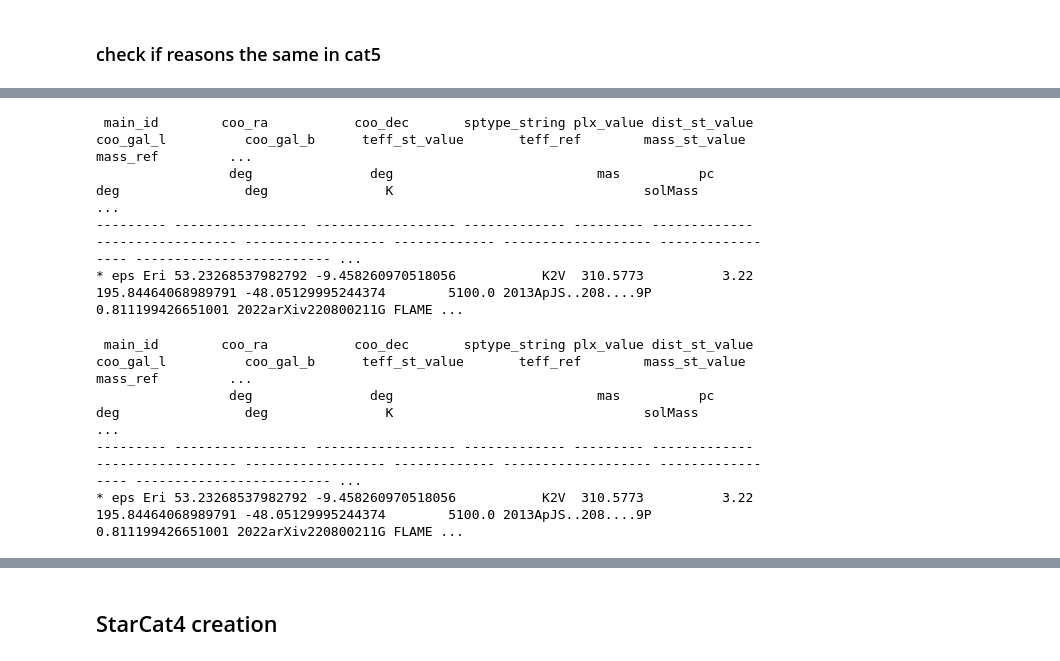
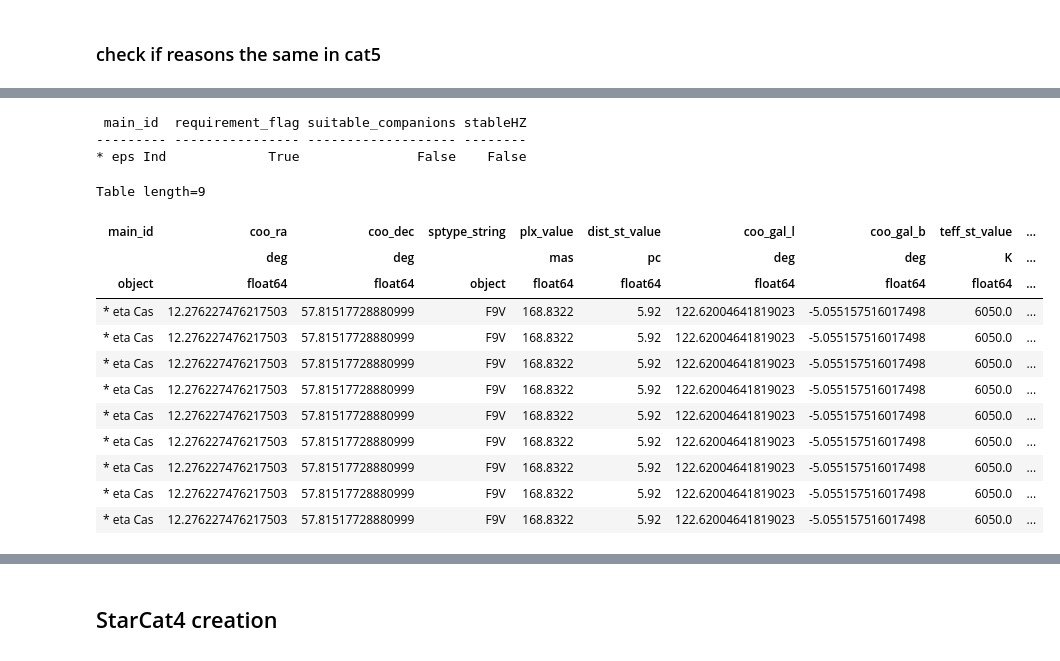
Before and after one commit to fmenti/life_td, a Jupyter notebook: data_generation/life_td_data_generation/catalog/StarCat_testbench.ipynb, the cells around one changed output, grey strips where cells are left out. Saved outputs shown, nothing was run; the diff lists cells and outputs as text; code cells hidden in the pictures.

```diff
--- a/data_generation/life_td_data_generation/catalog/StarCat_testbench.ipynb
+++ b/data_generation/life_td_data_generation/catalog/StarCat_testbench.ipynb
@@ -280,14 +287,23 @@ Length = 37 rows
 # %%
-print(golden_targets[np.where(golden_targets['main_id']=='* eps Eri')][0])
+columns=['main_id','requirement_flag', 'suitable_companions', 'stableHZ']#'higher_order_multiples','single_parent', 'trivial_binaries',]#
+print(golden_targets[columns][np.where(golden_targets['main_id']=='* eps Ind')])
 # %% [output]
- main_id        coo_ra           coo_dec       sptype_string plx_value dist_st_value     coo_gal_l          coo_gal_b      teff_st_value       teff_ref        mass_st_value            mass_ref         ...
-                 deg               deg                          mas          pc             deg                deg               K                                solMass                                ...
---------- ----------------- ------------------ ------------- --------- ------------- ------------------ ------------------ ------------- ------------------- ----------------- ------------------------- ...
-* eps Eri 53.23268537982792 -9.458260970518056           K2V  310.5773          3.22 195.84464068989791 -48.05129995244374        5100.0 2013ApJS..208....9P 0.811199426651001 2022arXiv220800211G FLAME ...
+ main_id  requirement_flag suitable_companions stableHZ
+--------- ---------------- ------------------- --------
+* eps Ind             True               False    False
-# %%
-print(golden_targets[np.where(golden_targets['main_id']=='* eps Eri')][1]) #wds entries!!
-# %% [output]
- main_id        coo_ra           coo_dec       sptype_string plx_value dist_st_value     coo_gal_l          coo_gal_b      teff_st_value       teff_ref        mass_st_value            mass_ref         ...
-                 deg               deg                          mas          pc             deg                deg               K                                solMass                                ...
---------- ----------------- ------------------ ------------- --------- ------------- ------------------ ------------------ ------------- ------------------- ----------------- ------------------------- ...
-* eps Eri 53.23268537982792 -9.458260970518056           K2V  310.5773          3.22 195.84464068989791 -48.05129995244374        5100.0 2013ApJS..208....9P 0.811199426651001 2022arXiv220800211G FLAME ...
+# %%
+StarCat5[np.where(StarCat5['main_id']=='* eta Cas')]
+# %% [output]
+Table length=9
+| main_id | coo_ra | coo_dec | sptype_string | plx_value | dist_st_value | coo_gal_l | coo_gal_b | teff_st_value | ... |
+|  | deg | deg |  | mas | pc | deg | deg | K | ... |
+| object | float64 | float64 | object | float64 | float64 | float64 | float64 | float64 | ... |
+| * eta Cas | 12.276227476217503 | 57.81517728880999 | F9V | 168.8322 | 5.92 | 122.62004641819023 | -5.055157516017498 | 6050.0 | ... |
+| * eta Cas | 12.276227476217503 | 57.81517728880999 | F9V | 168.8322 | 5.92 | 122.62004641819023 | -5.055157516017498 | 6050.0 | ... |
+| * eta Cas | 12.276227476217503 | 57.81517728880999 | F9V | 168.8322 | 5.92 | 122.62004641819023 | -5.055157516017498 | 6050.0 | ... |
+| * eta Cas | 12.276227476217503 | 57.81517728880999 | F9V | 168.8322 | 5.92 | 122.62004641819023 | -5.055157516017498 | 6050.0 | ... |
+| * eta Cas | 12.276227476217503 | 57.81517728880999 | F9V | 168.8322 | 5.92 | 122.62004641819023 | -5.055157516017498 | 6050.0 | ... |
+| * eta Cas | 12.276227476217503 | 57.81517728880999 | F9V | 168.8322 | 5.92 | 122.62004641819023 | -5.055157516017498 | 6050.0 | ... |
+| * eta Cas | 12.276227476217503 | 57.81517728880999 | F9V | 168.8322 | 5.92 | 122.62004641819023 | -5.055157516017498 | 6050.0 | ... |
+| * eta Cas | 12.276227476217503 | 57.81517728880999 | F9V | 168.8322 | 5.92 | 122.62004641819023 | -5.055157516017498 | 6050.0 | ... |
+| * eta Cas | 12.276227476217503 | 57.81517728880999 | F9V | 168.8322 | 5.92 | 122.62004641819023 | -5.055157516017498 | 6050.0 | ... |
```
Also changed, not shown: parts of 9 cells of this notebook.
